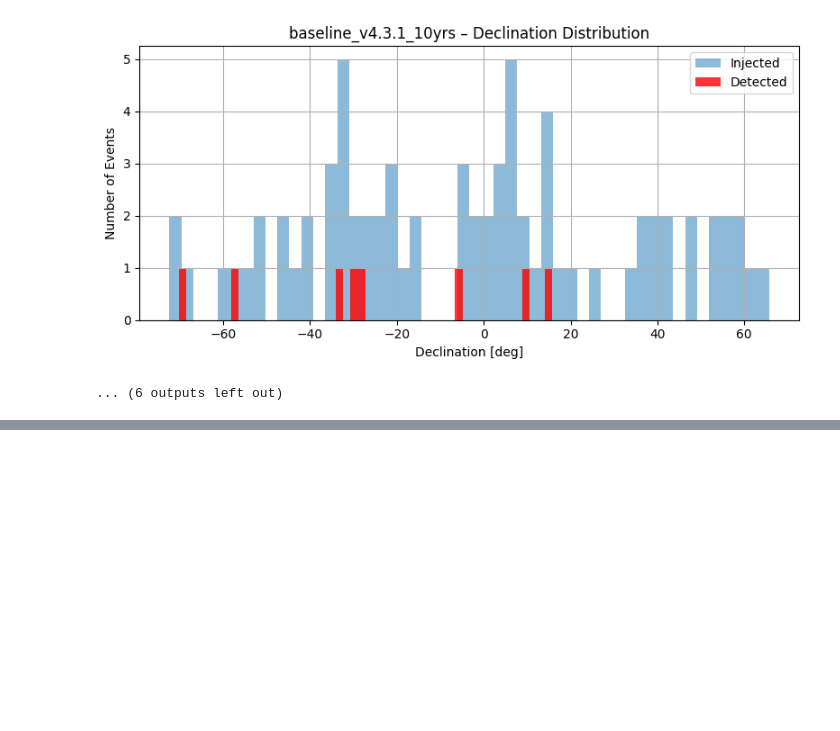
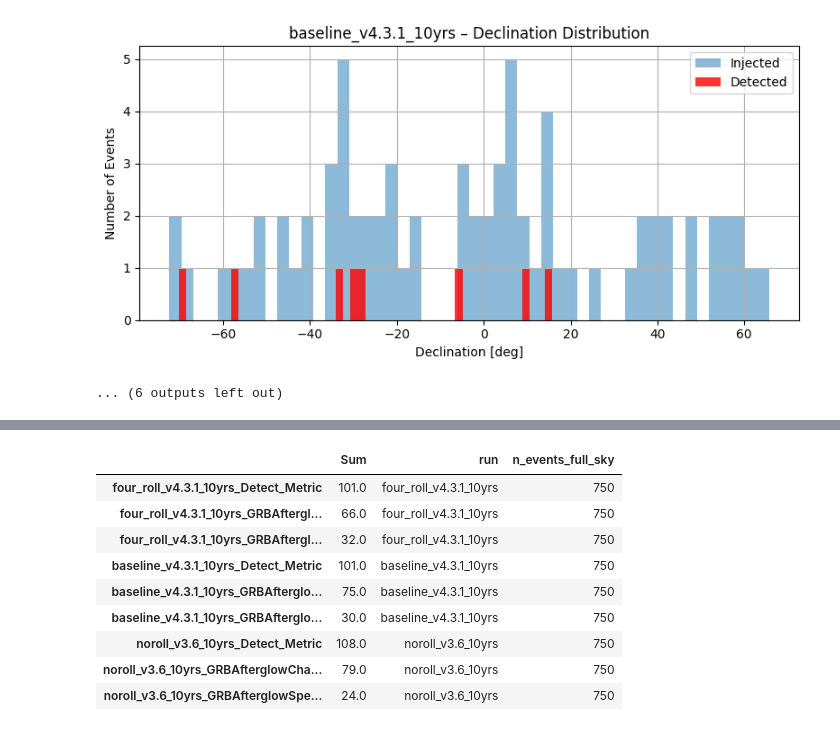
Before and after one commit to andra104/Multi_Transient_Metrics_Hub, a Jupyter notebook: GRBafterglows/run_metrics.ipynb, the cells around one changed output, grey strips where cells are left out. Cells and saved outputs as stored; diff of their text form; code cells hidden in the pictures; blank space fills up the shorter version.

```diff
--- a/GRBafterglows/run_metrics.ipynb
+++ b/GRBafterglows/run_metrics.ipynb
@@ -234,2 +270,15 @@ summary_df = shared_utils.run_multi_metrics(multi_metrics, slicer, cadences, sha
+# %%
+summary_df
+# %% [output]
+|  | Sum | run | n_events_full_sky |
+| four_roll_v4.3.1_10yrs_Detect_Metric | 101.0 | four_roll_v4.3.1_10yrs | 750 |
+| four_roll_v4.3.1_10yrs_GRBAftergl... | 66.0 | four_roll_v4.3.1_10yrs | 750 |
+| four_roll_v4.3.1_10yrs_GRBAftergl... | 32.0 | four_roll_v4.3.1_10yrs | 750 |
+| baseline_v4.3.1_10yrs_Detect_Metric | 101.0 | baseline_v4.3.1_10yrs | 750 |
+| baseline_v4.3.1_10yrs_GRBAfterglo... | 75.0 | baseline_v4.3.1_10yrs | 750 |
+| baseline_v4.3.1_10yrs_GRBAfterglo... | 30.0 | baseline_v4.3.1_10yrs | 750 |
+| noroll_v3.6_10yrs_Detect_Metric | 108.0 | noroll_v3.6_10yrs | 750 |
+| noroll_v3.6_10yrs_GRBAfterglowCha... | 79.0 | noroll_v3.6_10yrs | 750 |
+| noroll_v3.6_10yrs_GRBAfterglowSpe... | 24.0 | noroll_v3.6_10yrs | 750 |
 # %%
 summary_df
```
Also changed, not shown: parts of 7 cells of this notebook, 2 other files.
